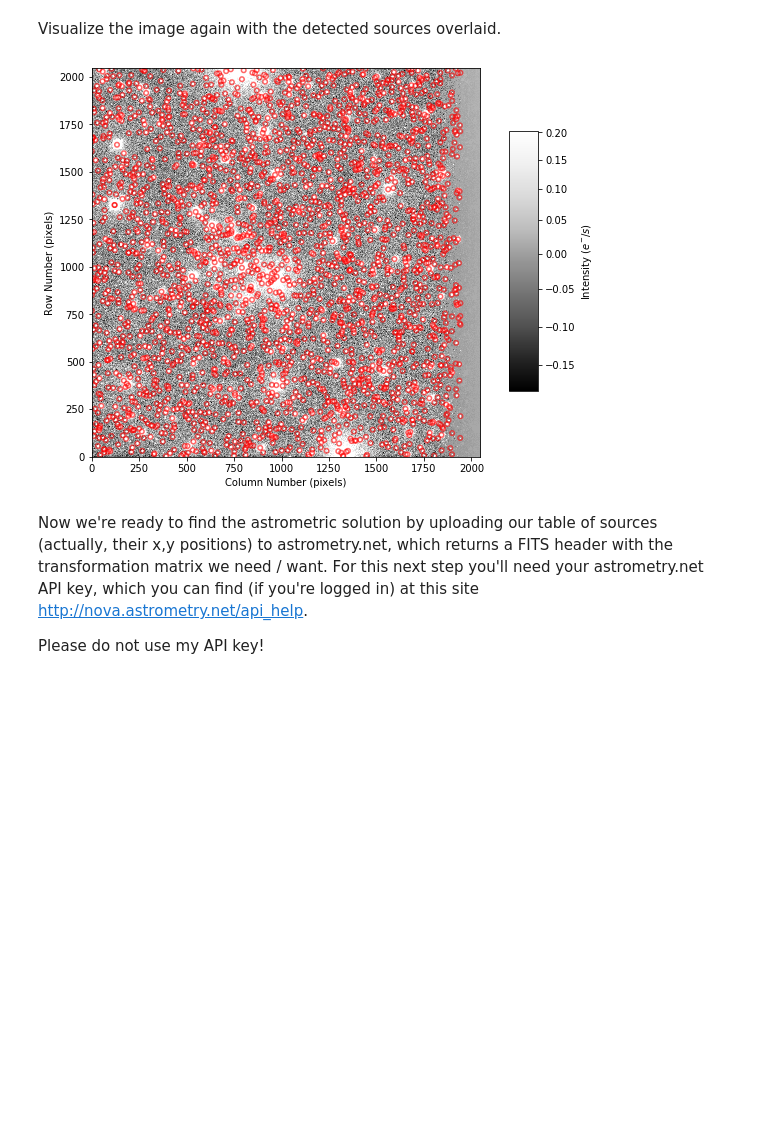
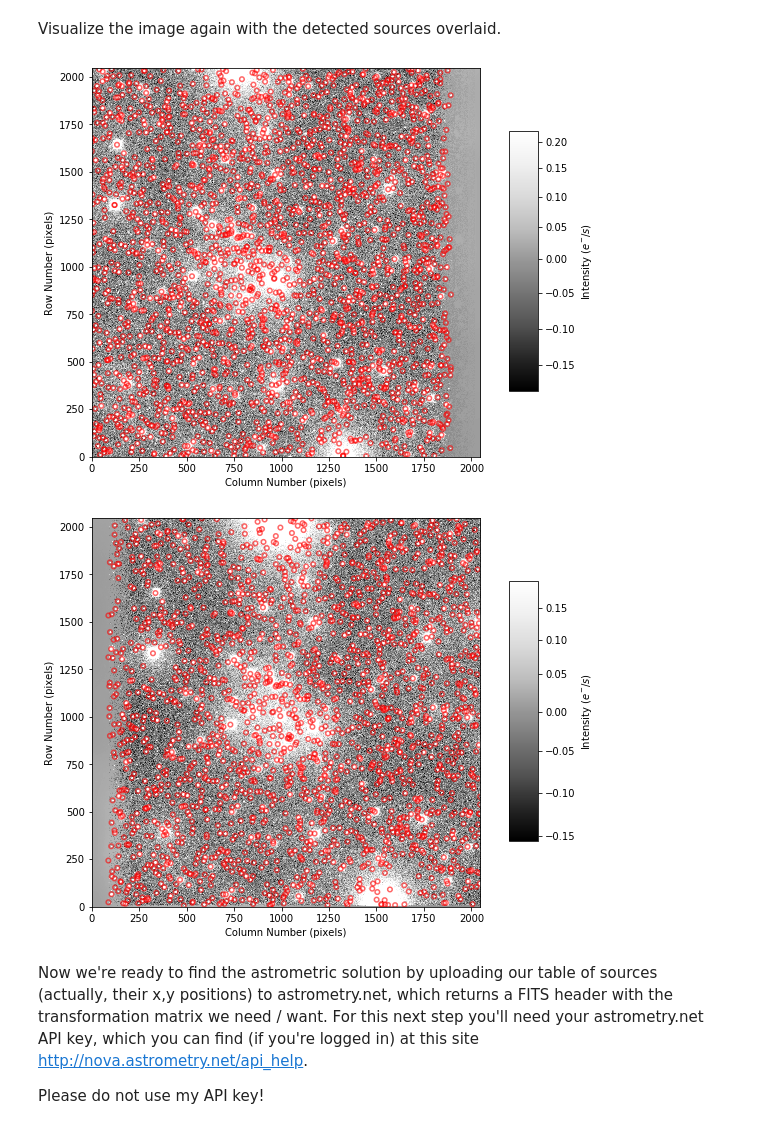
Before and after one commit to melkm42/ASTR596ReductionPart1, a Jupyter notebook: astr596_obsproject-master/reduction_part4_student.ipynb, the cells around one changed output. Drawn from its saved outputs; the diff is of its cells as text; code cells hidden in the pictures; blank space fills up the shorter version.

```diff
--- a/astr596_obsproject-master/reduction_part4_student.ipynb
+++ b/astr596_obsproject-master/reduction_part4_student.ipynb
@@ -175,6 +175,6 @@ def get_sky_background(img, verbose=True):
 You will need to repeat these commands for each combined image and band combination
 # %%
 #***********
-bkg = get_sky_background(img_ngc7296_V, verbose=True)
-bkg = get_sky_background(img_ngc7296_B, verbose=True)
+bkg_V = get_sky_background(img_ngc7296_V, verbose=True)
+bkg_B = get_sky_background(img_ngc7296_B, verbose=True)
 # %% [output]
@@ -183,7 +183,7 @@ Sky background median = 1.915, rms = 0.060 electrons.
 # %%
 #***********
-img_ngc7296_V_nosky = img_ngc7296_V - bkg.background
-img_ngc7296_B_nosky = img_ngc7296_B - bkg.background
+img_ngc7296_V_nosky = img_ngc7296_V - bkg_V.background
+img_ngc7296_B_nosky = img_ngc7296_B - bkg_B.background
 # %%
 #***********
 display_image(img_ngc7296_V, calibrated=True)
@@ -254,8 +269,8 @@ def find_stars(image, imgfile, fwhm=3.0, nsigma=3, sigma=None,
     return srcs
 # %%
 #***********
-srcs = find_stars(img_ngc7296_V_nosky, imgfile_ngc7296_V, sigma=bkg.background_rms_median, nsigma=5,
-                  verbose=True, overwrite=False)
-srcs = find_stars(img_ngc7296_B_nosky, imgfile_ngc7296_B, sigma=bkg.background_rms_median, nsigma=5,
-                  verbose=True, overwrite=False)
+srcs_V = find_stars(img_ngc7296_V_nosky, imgfile_ngc7296_V, sigma=bkg.background_rms_median, nsigma=5,
+                  verbose=True, overwrite=True)
+srcs_B = find_stars(img_ngc7296_B_nosky, imgfile_ngc7296_B, sigma=bkg.background_rms_median, nsigma=5,
+                  verbose=True, overwrite=True)
 # %% [output]
@@ -283,10 +282,11 @@ Table length=2468
 Visualize the image again with the detected sources overlaid.
 # %%
 #***********
-display_image(img_ngc7296_V_nosky, srcs=srcs, calibrated=True)
-display_image(img_ngc7296_B_nosky, srcs=srcs, calibrated=True)
+display_image(img_ngc7296_V_nosky, srcs=srcs_V, calibrated=True)
+display_image(img_ngc7296_B_nosky, srcs=srcs_B, calibrated=True)
 # %% [output]
-[figure, old version]
+[figure, new version]
+[figure, added]
 # %% [markdown]
 Now we're ready to find the astrometric solution by uploading our table of sources (actually, their x,y positions) to astrometry.net, which returns a FITS header with the transformation matrix we need / want. For this next step you'll need your astrometry.net API key, which you can find (if you're logged in) at this site http://nova.astrometry.net/api_help.
 
```
Also changed, not shown: parts of 8 cells of this notebook.
